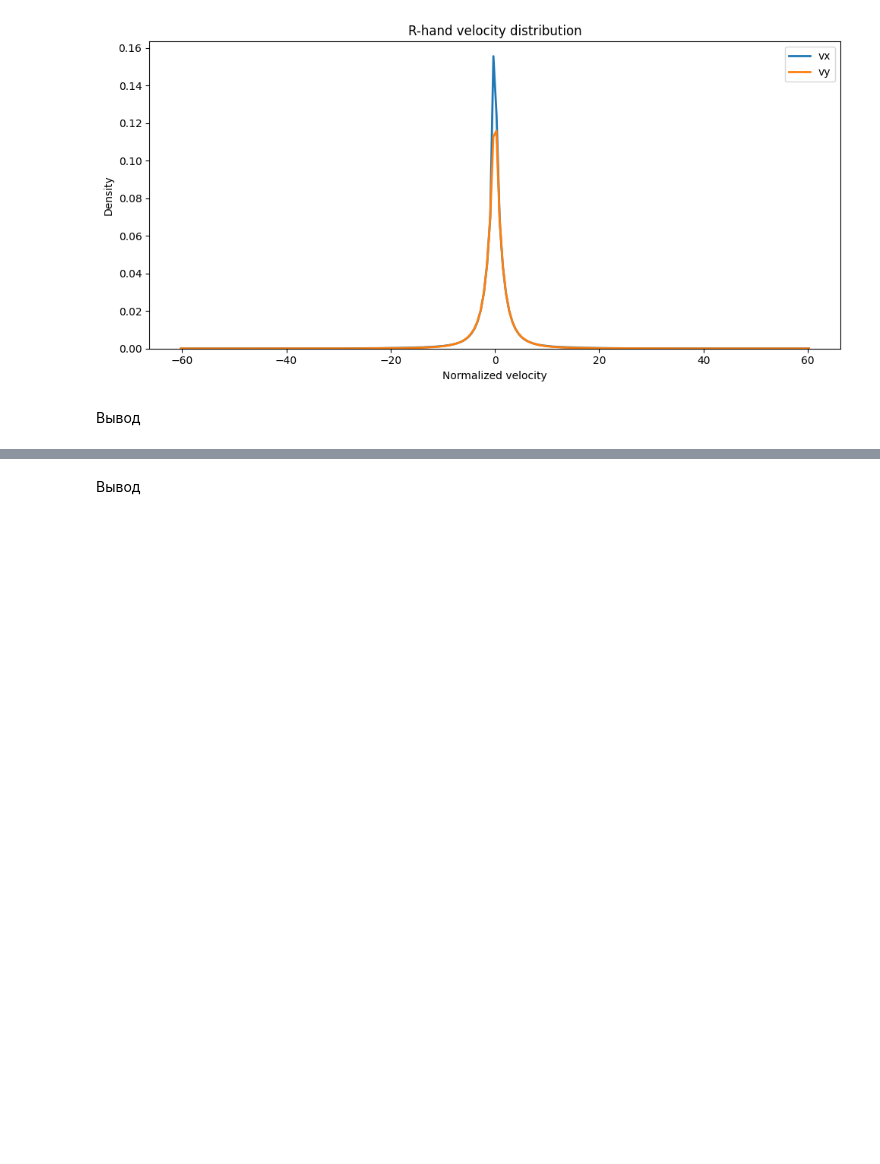
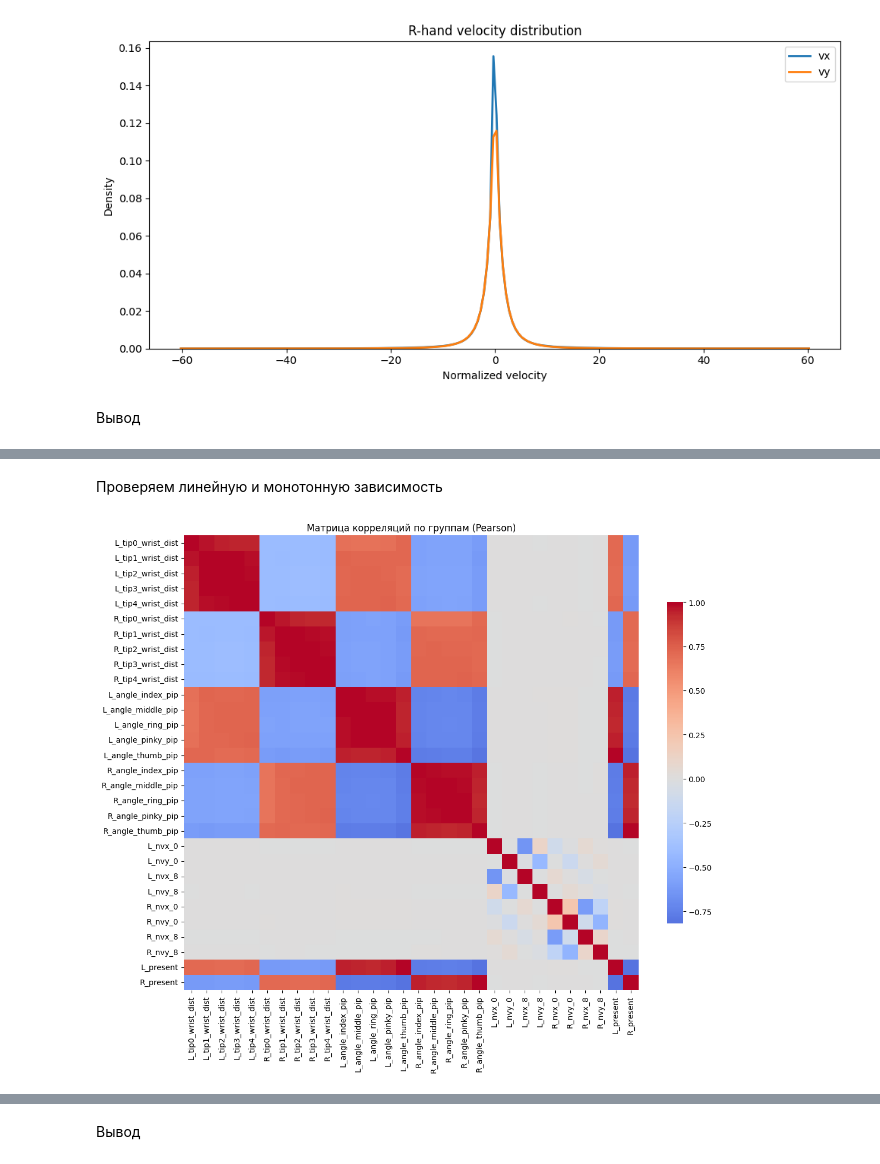
Before and after one commit to MaGmYmS/prequet_dataset_hand_washing_movemets, a Jupyter notebook: Classification_hand_washing_movements_step_2.ipynb, the cells around one changed output, grey strips where cells are left out. Cells and saved outputs as stored; diff of their text form; code cells hidden in the pictures; blank space fills up the shorter version.

```diff
--- a/Classification_hand_washing_movements_step_2.ipynb
+++ b/Classification_hand_washing_movements_step_2.ipynb
@@ -499,3 +507,7 @@ plot_class_distribution(df_all)
 Классы +- сбалансированы, сохраняем
 # %%
 df_all.to_parquet("landmarks_clean_and_balanced.parquet", index=False)
+# %%
+print("Загрузка данных")
+df_all = pd.read_parquet("landmarks_clean_and_balanced.parquet")
+print("Готово")
@@ -683,0 +768,30 @@ plt.show()
+# %% [markdown]
+Проверяем линейную и монотонную зависимость
+# %%
+def plot_corr_heatmap(corr: pd.DataFrame, title: str):
+    plt.figure(figsize=(12, 10))
+    sns.heatmap(
+        corr,
+        cmap="coolwarm",
+        center=0,
+        square=True,
+        cbar_kws={"shrink": 0.7},
+    )
+    plt.title(title)
+    plt.tight_layout()
+    plt.show()
+
+# собираем список признаков для корреляции
+corr_features = []
+
+for cols in continuous_features.values():
+    corr_features.extend(cols)
+
+corr_features += ["L_present", "R_present"]
+
+corr_features = [c for c in corr_features if c in df_all.columns]
+
+df_corr = df_all[corr_features]
+
+pearson_corr = df_corr.corr(method="pearson")
+spearman_corr = df_corr.corr(method="spearman")
@@ -683,0 +800,7 @@ plt.show()
+# %%
+plot_corr_heatmap(
+    pearson_corr,
+    "Матрица корреляций по группам (Pearson)"
+)
+# %% [output]
+[figure, added]
```
Also changed, not shown: parts of 43 cells of this notebook, 2 other files.
